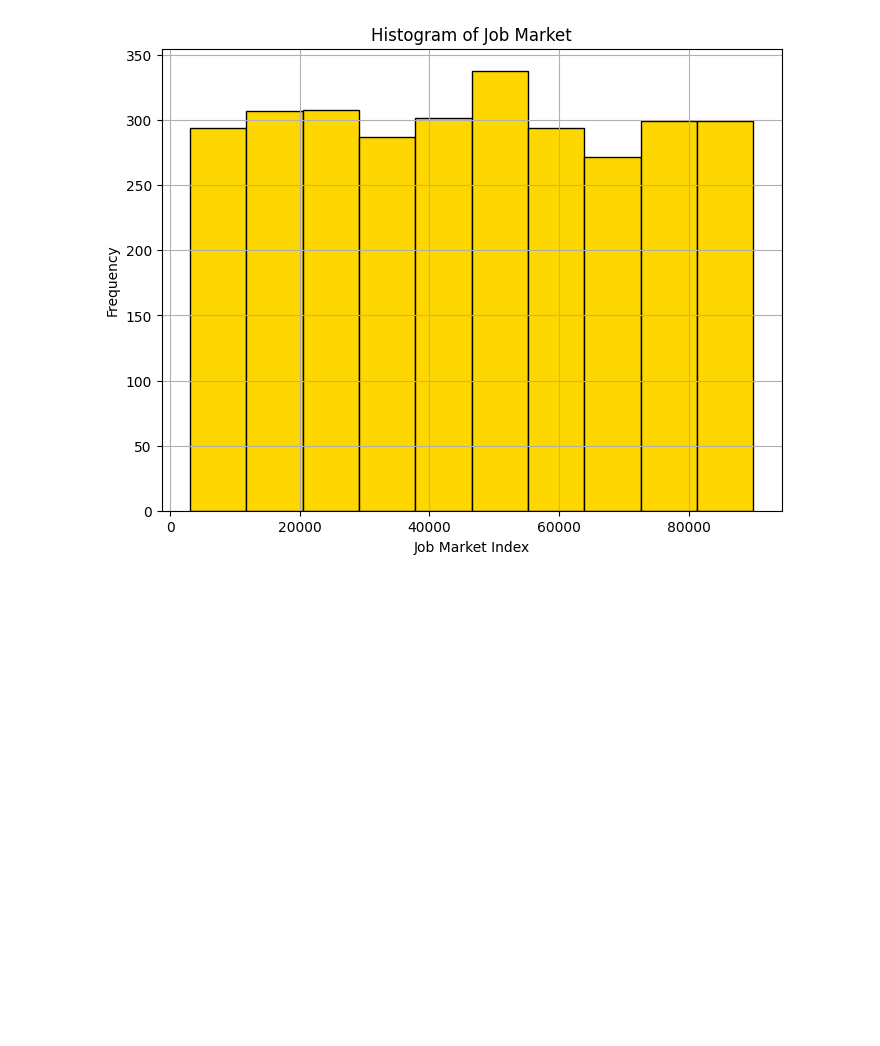
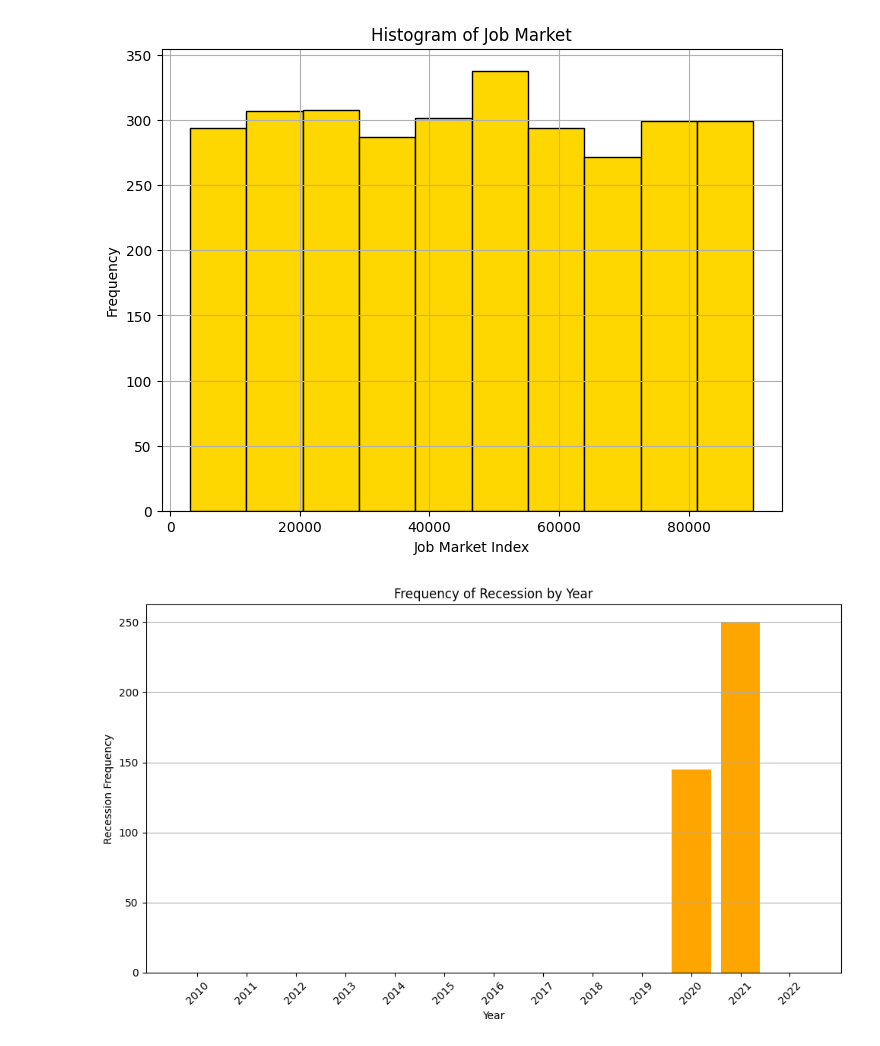
Before and after one commit to neerajcodes888/Recession-Analysis-With-Prediction, a Jupyter notebook: Analysis.ipynb, the cells around one changed output. Drawn from its saved outputs; the diff is of its cells as text; code cells hidden in the pictures; blank space fills up the shorter version.

```diff
--- a/Analysis.ipynb
+++ b/Analysis.ipynb
@@ -139,3 +139,19 @@ plt.grid(True)
 plt.show()
 # %% [output]
 [figure]
+# %%
+# Grouping by year and counting occurrences of recession
+recession_counts = df.groupby('Year')['Recession_Indicator'].sum()
+
+# Plotting
+plt.figure(figsize=(10, 6))
+plt.bar(recession_counts.index.astype(str), recession_counts, color='orange')
+plt.title('Frequency of Recession by Year')
+plt.xlabel('Year')
+plt.ylabel('Recession Frequency')
+plt.xticks(rotation=45)
+plt.grid(axis='y')
+plt.tight_layout()
+plt.show()
+# %% [output]
+[figure, added]
```
